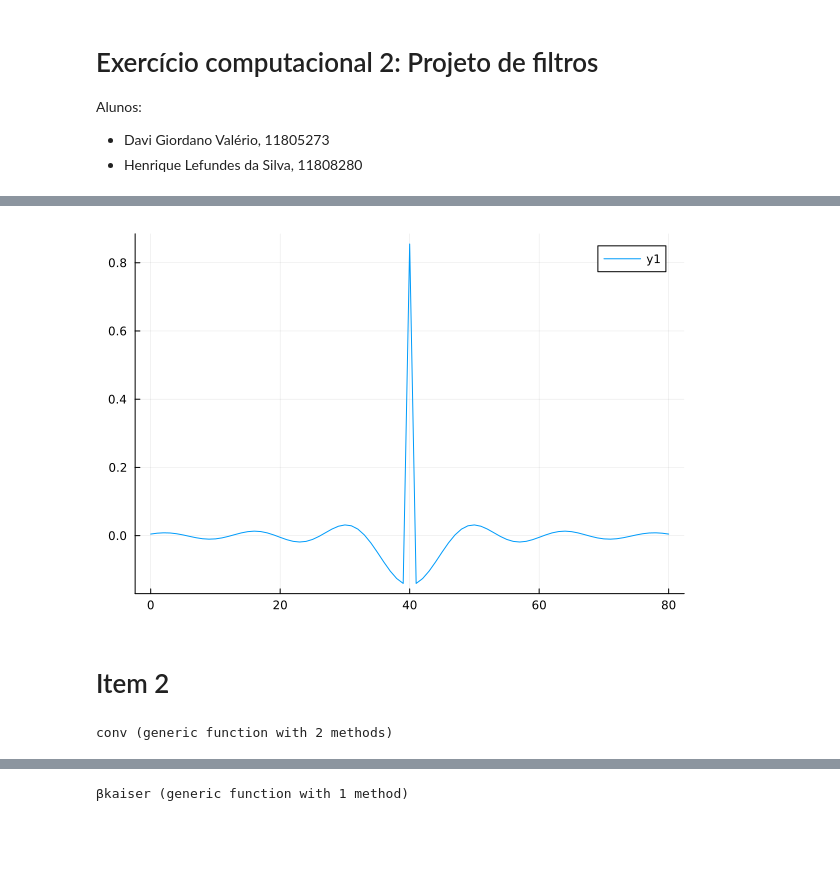
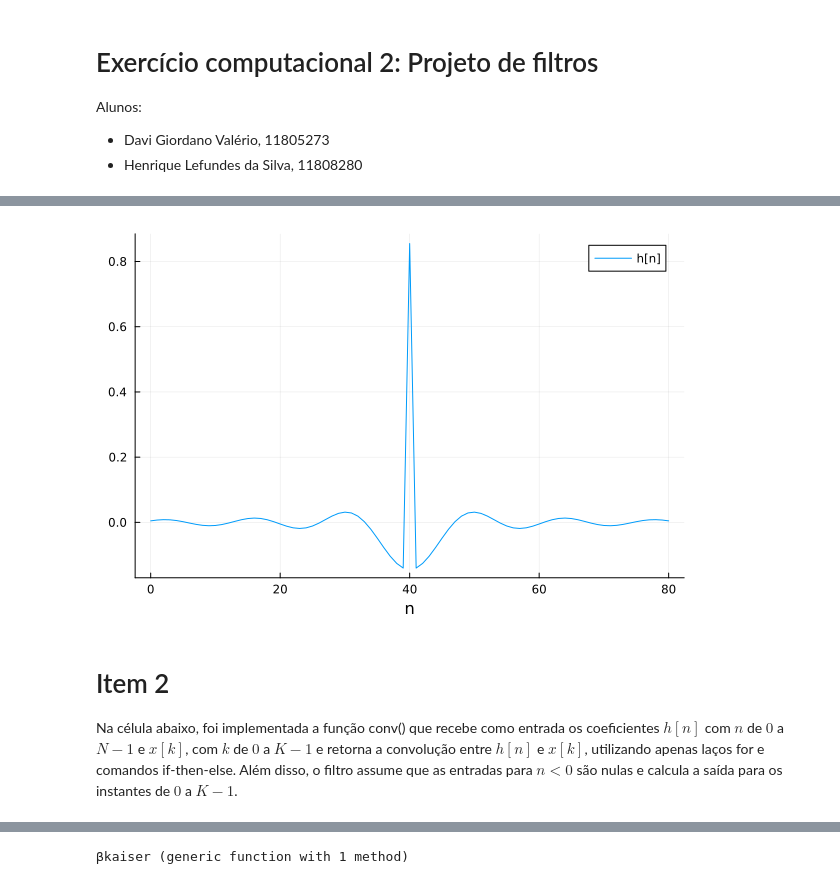
Before and after one commit to HenriqueLefundes/EP2_PES, a Jupyter notebook: EP2.ipynb, the cells around one changed output, grey strips where cells are left out. Drawn from its saved outputs; the diff is of its cells as text; code cells hidden in the pictures; blank space fills up the shorter version.

```diff
--- a/EP2.ipynb
+++ b/EP2.ipynb
@@ -27,26 +36,13 @@ plot(n, hl)
 # %%
 hh = @. sinc.(n.-L) - (ωc/π)*sinc((ωc/π)*(n-L)) # The sinc(n-L) works as an impulse
 
-plot(n, hh)
+plot(n, hh, label="h[n]")
+xlabel!("n")
 # %% [output]
-[figure, old version]
+[figure, new version]
-# %% [markdown]
-# Item 2
-# %%
-######################################
-# Depreciated function,              #
-# for loopp implementation is faster #
-######################################
-function conv(h, x)
-    toeplitz = zeros(length(x) , length(x))
-
-    for k in 1:length(x)
-        toeplitz[k:(length(h)+k-1), k] = h
-    end
-    return toeplitz * x'
-end
-# %% [output]
-conv (generic function with 2 methods)
+# %% [markdown]
+# Item 2
+Na célula abaixo, foi implementada a função conv() que recebe como entrada os coeficientes $h[n]$ com $n$ de $0$ a $N-1$ e $x[k]$, com $k$ de $0$ a $K-1$ e retorna a convolução entre $h[n]$ e $x[k]$, utilizando apenas laços for e comandos if-then-else. Além disso, o filtro assume que as entradas para $n<0$ são nulas e calcula a saída para os instantes de $0$ a $K-1$.
 # %%
 function conv(h::AbstractVector, x::AbstractVector)
 
```
Also changed, not shown: parts of 38 cells of this notebook.
